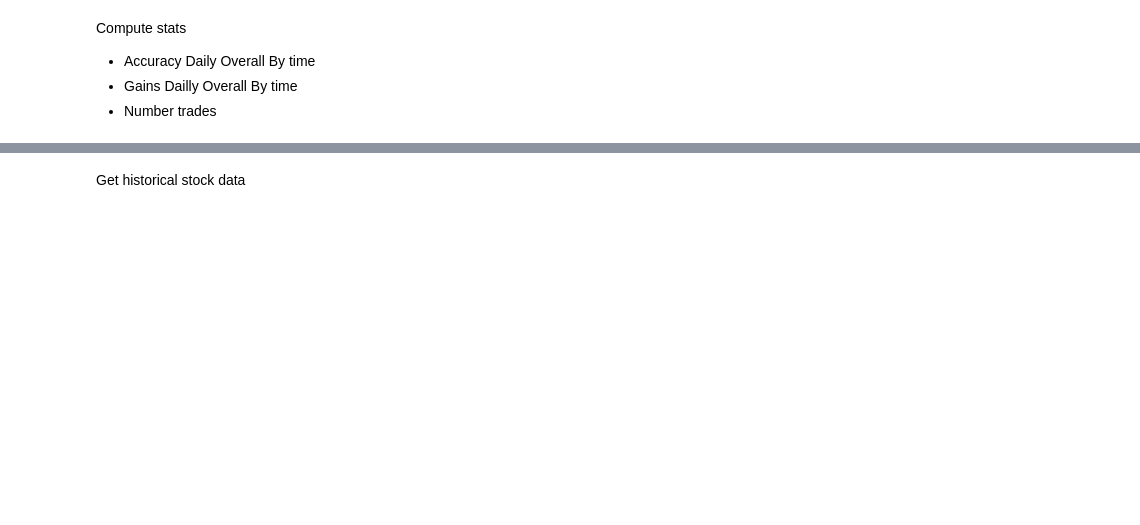
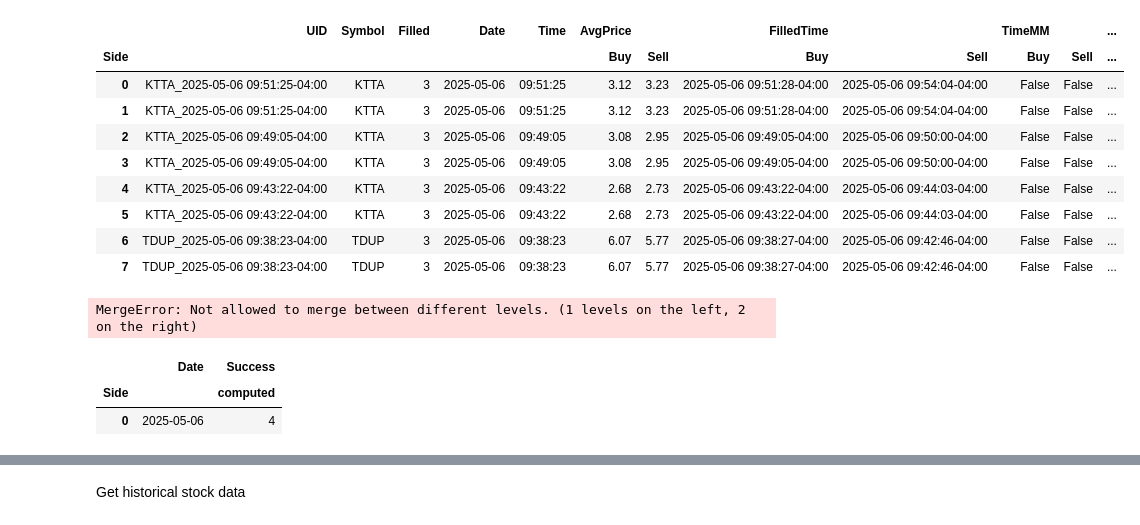
Before and after one commit to sbs87/Random_Projects, a Jupyter notebook: stock_reccomender/DayTrader_Analysis.ipynb, the cells around one changed output, grey strips where cells are left out. Drawn from its saved outputs; the diff is of its cells as text; code cells hidden in the pictures; blank space fills up the shorter version.

```diff
--- a/stock_reccomender/DayTrader_Analysis.ipynb
+++ b/stock_reccomender/DayTrader_Analysis.ipynb
@@ -204,11 +301,62 @@ compute_summary(filled_orders_w_stats)
-# %% [markdown]
-Compute stats
-* Accuracy
-    Daily
-    Overall
-    By time
-* Gains
-    Dailly
-    Overall
-    By time
-* Number trades
+# %%
+# Load the stock orders file
+stock_order_records = pd.read_csv("~/Downloads/Webull_Orders_Records.csv")
+
+stock_orders_formatted = format_orders(stock_order_records)
+filled_orders = stock_orders_formatted[stock_orders_formatted['Status'] == 'Filled']
+filled_orders_filtered = filter_stock_orders(filled_orders,days=3)
+
+
+#paired_buy_sell , ml_index = pair_buy_sell(filled_orders_filtered)
+paired_buy_sell_ml , ml_index_ml = pair_buy_sell_mlindx(filled_orders_filtered)
+
+# archve
+#paired_buy_sell_long = convert_paired_to_long(paired_buy_sell)
+#paired_buy_sell_filtered = paired_buy_sell[~paired_buy_sell['Sell_Time_MM']]
+filled_orders_filtered_subcols = filled_orders_filtered[['UID','Symbol','Filled','Date','Time']]
+# end archive
+filled_orders_filtered_wide = pd.merge(filled_orders_filtered_subcols.drop_duplicates(),paired_buy_sell_filtered)
+filled_orders_w_stats = compute_stats(filled_orders_filtered_wide)
+
+
+
+## replacement
+tmp5 = filled_orders_w_stats
+multiindex_headers= [[col, ""] if len(col.split("_")) == 1 else col.split("_") for col in tmp5.rename(columns={"Buy_Time_MM":"BuyTimeMM","Sell_Time_MM":"SellTimeMM","Gain_per_share":"Gainpershare","Gain_total":"Gaintotal"}).columns.values]
+tmp5.columns = pd.MultiIndex.from_tuples(multiindex_headers)
+filled_orders_long_post_pair = tmp5.melt(id_vars=[('Symbol', ''), ('Date', ''),('Filled', ''),('Time', ''),('UID','')],value_vars=[('AvgPrice', 'Buy'), ('AvgPrice', 'Sell'),('FilledTime', 'Buy'), ('FilledTime', 'Sell')]).pivot(index=[('Symbol', ''), ('Date', ''),('Filled', ''),('Time', ''),('UID',''),'variable_1'], columns="variable_0",values="value").reset_index()
+filled_orders_long_post_pair
+
+paired_buy_sell_filtered_ML = paired_buy_sell_ml[~paired_buy_sell_ml[('TimeMM','Sell')]]
+
+# force df to have 2 levels
+# end 2 levels
+
+filled_orders_filtered_subcols_midx = filled_orders_filtered_subcols.copy()
+filled_orders_filtered_subcols_midx.columns = pd.MultiIndex.from_arrays([filled_orders_filtered_subcols.columns, [''] * len(filled_orders_filtered_subcols.columns)],names=[None, 'Side'])
+filled_orders_filtered_wide_ml = pd.merge(filled_orders_filtered_subcols_midx,paired_buy_sell_filtered_ML)
+filled_orders_filtered_wide_ml
+## STOPPED HERE
+filled_orders_w_stats_mlindx = compute_stats_mlindx(filled_orders_filtered_wide_ml)
+display(filled_orders_w_stats_mlindx)
+filled_orders_summary_mlindx = compute_summary_mlindx(filled_orders_w_stats_mlindx)
+filled_orders_summary_mlindx
+#filled_orders_w_stats
+# %% [output]
+|  | UID | Symbol | Filled | Date | Time | AvgPrice |  | FilledTime |  | TimeMM |  | ... |
+| Side |  |  |  |  |  | Buy | Sell | Buy | Sell | Buy | Sell | ... |
+| 0 | KTTA_2025-05-06 09:51:25-04:00 | KTTA | 3 | 2025-05-06 | 09:51:25 | 3.12 | 3.23 | 2025-05-06 09:51:28-04:00 | 2025-05-06 09:54:04-04:00 | False | False | ... |
+| 1 | KTTA_2025-05-06 09:51:25-04:00 | KTTA | 3 | 2025-05-06 | 09:51:25 | 3.12 | 3.23 | 2025-05-06 09:51:28-04:00 | 2025-05-06 09:54:04-04:00 | False | False | ... |
+| 2 | KTTA_2025-05-06 09:49:05-04:00 | KTTA | 3 | 2025-05-06 | 09:49:05 | 3.08 | 2.95 | 2025-05-06 09:49:05-04:00 | 2025-05-06 09:50:00-04:00 | False | False | ... |
+| 3 | KTTA_2025-05-06 09:49:05-04:00 | KTTA | 3 | 2025-05-06 | 09:49:05 | 3.08 | 2.95 | 2025-05-06 09:49:05-04:00 | 2025-05-06 09:50:00-04:00 | False | False | ... |
+| 4 | KTTA_2025-05-06 09:43:22-04:00 | KTTA | 3 | 2025-05-06 | 09:43:22 | 2.68 | 2.73 | 2025-05-06 09:43:22-04:00 | 2025-05-06 09:44:03-04:00 | False | False | ... |
+| 5 | KTTA_2025-05-06 09:43:22-04:00 | KTTA | 3 | 2025-05-06 | 09:43:22 | 2.68 | 2.73 | 2025-05-06 09:43:22-04:00 | 2025-05-06 09:44:03-04:00 | False | False | ... |
+| 6 | TDUP_2025-05-06 09:38:23-04:00 | TDUP | 3 | 2025-05-06 | 09:38:23 | 6.07 | 5.77 | 2025-05-06 09:38:27-04:00 | 2025-05-06 09:42:46-04:00 | False | False | ... |
+| 7 | TDUP_2025-05-06 09:38:23-04:00 | TDUP | 3 | 2025-05-06 | 09:38:23 | 6.07 | 5.77 | 2025-05-06 09:38:27-04:00 | 2025-05-06 09:42:46-04:00 | False | False | ... |
+MergeError: Not allowed to merge between different levels. (1 levels on the left, 2 on the right)
+# %%
+filled_orders_w_stats_mlindx.groupby(('Date',))[[('Success','computed')]].sum().reset_index()
+# %% [output]
+|  | Date | Success |
+| Side |  | computed |
+| 0 | 2025-05-06 | 4 |
```
Also changed, not shown: parts of 20 cells of this notebook.
